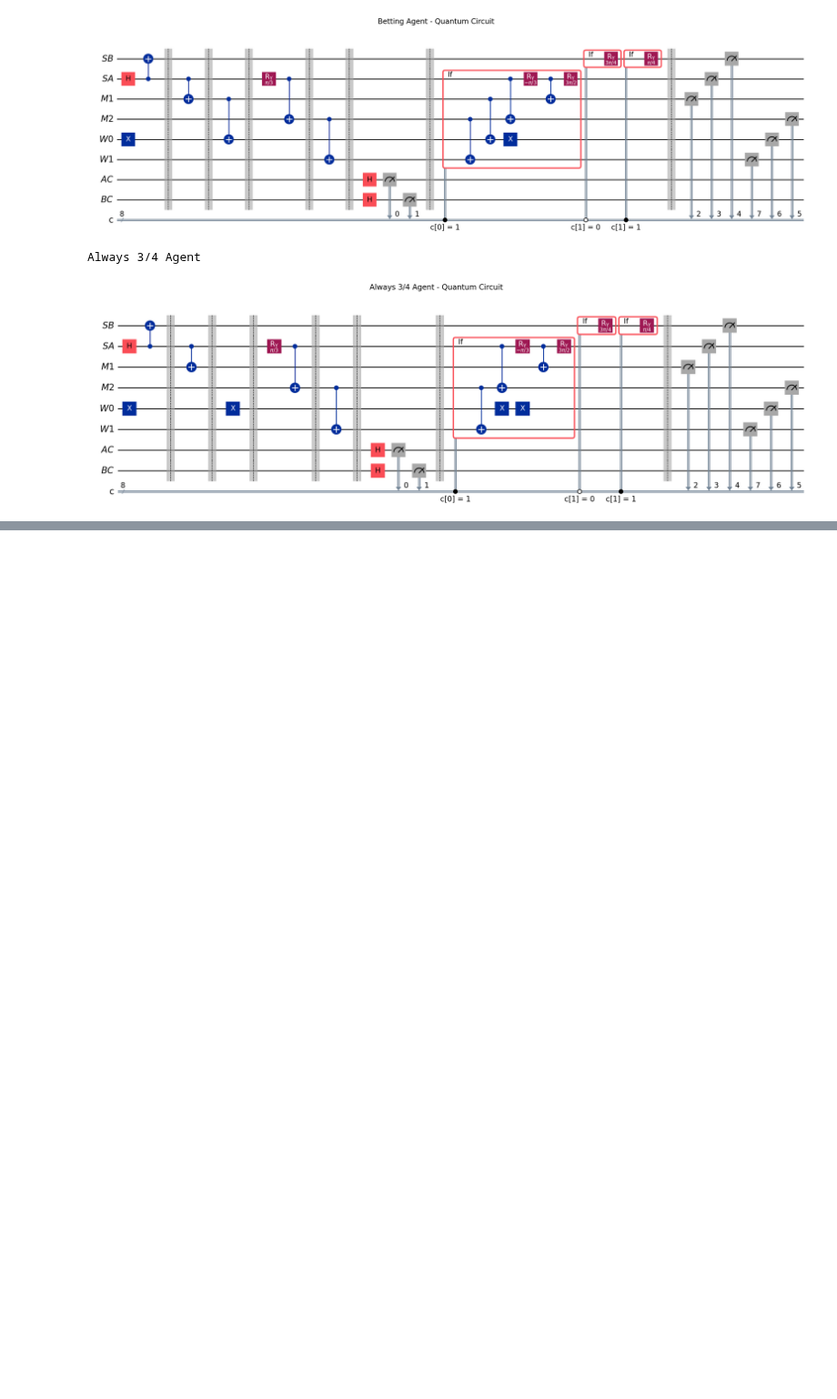
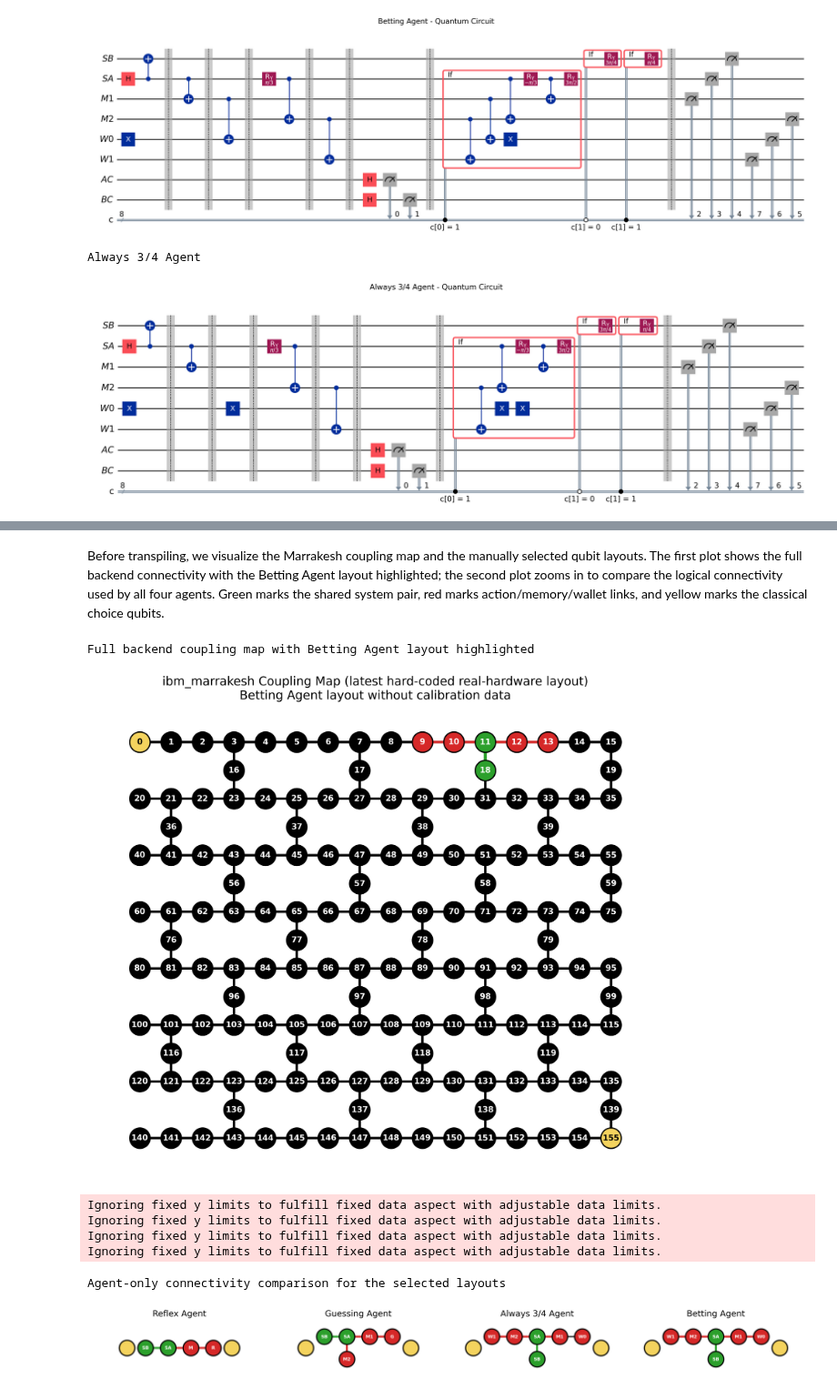
Before and after one commit to lauxj/agent-like-observers-ewfs, a Jupyter notebook: notebooks/project_demo.ipynb, the cells around one changed output, grey strips where cells are left out. Shown at 91% size. Cells and saved outputs as stored; diff of their text form; code cells hidden in the pictures; blank space fills up the shorter version.

```diff
--- a/notebooks/project_demo.ipynb
+++ b/notebooks/project_demo.ipynb
@@ -14,4 +27,5 @@ The agent circuits are constructed from the builders in `ewfs/circuits/agents.py
 # %%
+from io import BytesIO
 from pathlib import Path
 import os
 import sys
@@ -21,7 +35,7 @@ os.environ.setdefault("MPLCONFIGDIR", "/private/tmp/matplotlib-cache")
 warnings.filterwarnings("ignore", message="Using qiskit-ibm-runtime with Python 3.9 is deprecated.*")
 
 import matplotlib.pyplot as plt
-from IPython.display import display
+from IPython.display import Image, display
 
 PROJECT_ROOT = next(
     (path for path in [Path.cwd().resolve(), *Path.cwd().resolve().parents] if (path / "ewfs").exists()),
@@ -46,13 +60,21 @@ except ModuleNotFoundError as exc:
     ) from exc
 
 NOTEBOOK_CIRCUIT_FOLD = 100
+IBM_BACKEND_NAME = "ibm_marrakesh"
+
+def display_figure_png(fig, dpi=140):
+    buffer = BytesIO()
+    fig.savefig(buffer, format="png", dpi=dpi, bbox_inches="tight")
+    buffer.seek(0)
+    display(Image(data=buffer.getvalue()))
+    plt.close(fig)
 
 from ewfs.circuits.agents import AGENTS
 from ewfs.experiments.noiseless_simulation import (
     make_circuit_plot_figure,
     run_noiseless_simulation,
 )
-from qiskit_ibm_runtime.fake_provider import FakeMarrakesh
+from qiskit_ibm_runtime import QiskitRuntimeService
 from ewfs.analysis.lf_violations import S as lf_violation
 from ewfs.experiments.ibm_transpilation import (
     make_transpiled_plot_figure,
@@ -60,6 +82,10 @@ from ewfs.experiments.ibm_transpilation import (
     transpiled_circuit_metrics,
 )
 from ewfs.experiments.fake_hardware import run_fake_hardware_for_backend
+from ewfs.analysis.plot_ibm_connectivity import (
+    plot_backend_agent_connectivity_simple,
+    plot_backend_betting_layout_simple,
+)
 # %%
 circuits = {}
 
@@ -116 +177,20 @@ The circuits are transpiled for the IBM Marrakesh backend using the same manual
+# %% [markdown]
+Before transpiling, we visualize the Marrakesh coupling map and the manually selected qubit layouts. The first plot shows the full backend connectivity with the Betting Agent layout highlighted; the second plot zooms in to compare the logical connectivity used by all four agents. Green marks the shared system pair, red marks action/memory/wallet links, and yellow marks the classical choice qubits.
+# %%
+print("Full backend coupling map with Betting Agent layout highlighted")
+fig = plot_backend_betting_layout_simple(IBM_BACKEND_NAME, save=False)
+display_figure_png(fig)
+
+print("Agent-only connectivity comparison for the selected layouts")
+fig = plot_backend_agent_connectivity_simple(IBM_BACKEND_NAME, save=False)
+display_figure_png(fig)
+# %% [output]
+Full backend coupling map with Betting Agent layout highlighted
+[figure, added]
+Ignoring fixed y limits to fulfill fixed data aspect with adjustable data limits.
+Ignoring fixed y limits to fulfill fixed data aspect with adjustable data limits.
+Ignoring fixed y limits to fulfill fixed data aspect with adjustable data limits.
+Ignoring fixed y limits to fulfill fixed data aspect with adjustable data limits.
+Agent-only connectivity comparison for the selected layouts
+[figure, added]
 # %%
```
Also changed, not shown: parts of 11 cells of this notebook, 4 other files.
